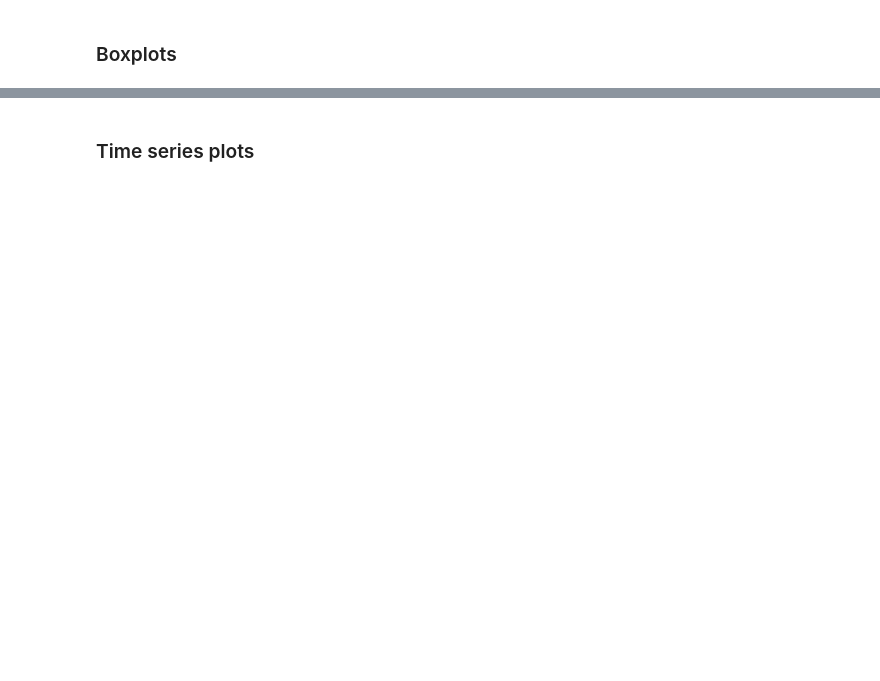
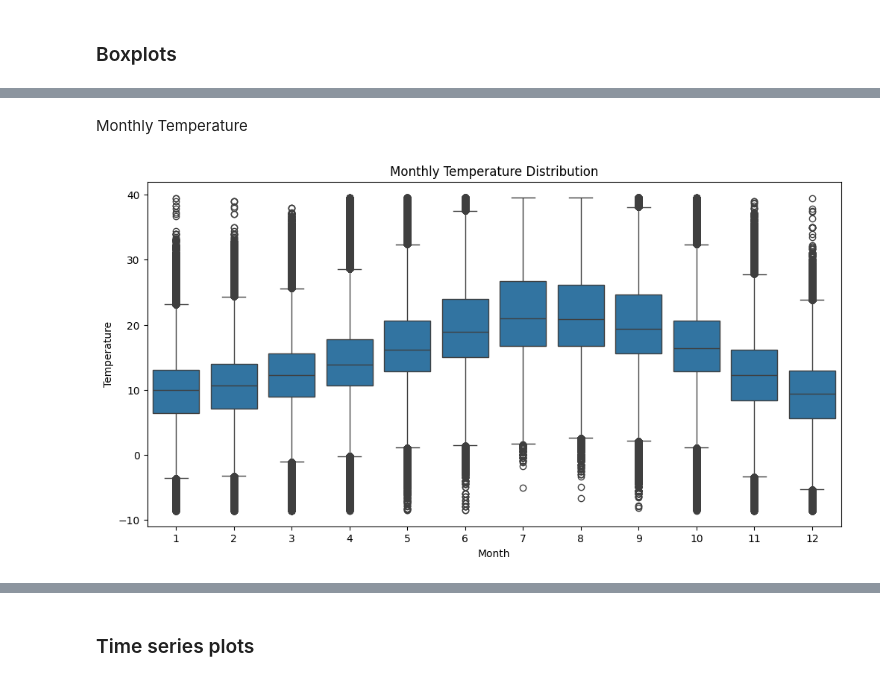
Before and after one commit to lizbethkr/PHIT-Project-1, a Jupyter notebook: notebooks/exploratory_data_analysis.ipynb, the cells around one changed output, grey strips where cells are left out. Cells and saved outputs as stored; diff of their text form; code cells hidden in the pictures; blank space fills up the shorter version.

```diff
--- a/notebooks/exploratory_data_analysis.ipynb
+++ b/notebooks/exploratory_data_analysis.ipynb
@@ -59,0 +182,11 @@ Processed file: CA_2023_clean.csv
+# %% [markdown]
+Monthly Temperature
+# %%
+plt.figure(figsize=(12, 6))
+sns.boxplot(x='Month', y='Temperature', data=CA_stations_clean)
+plt.title('Monthly Temperature Distribution')
+plt.xlabel('Month')
+plt.ylabel('Temperature')
+plt.show()
+# %% [output]
+[figure, added]
```
Also changed, not shown: parts of 22 cells of this notebook, 25 other files.
